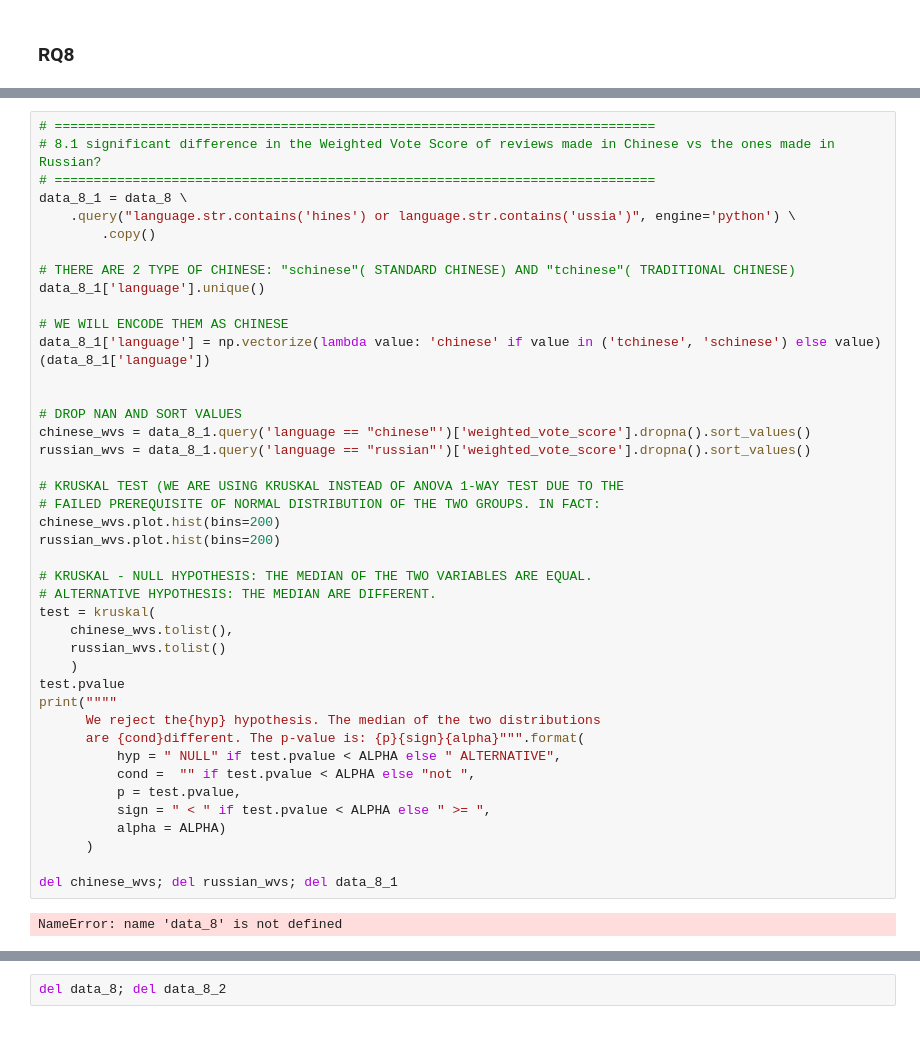
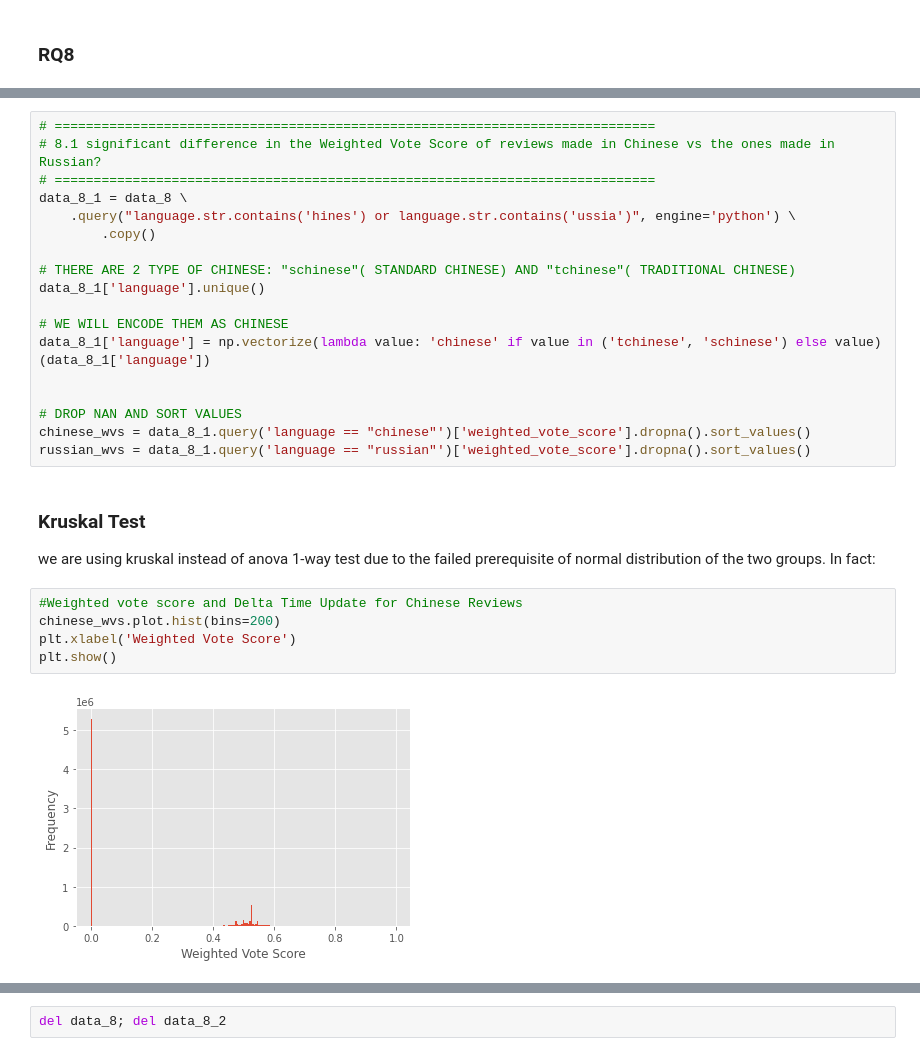
Before and after one commit to alessiobar/ADM_HW2, a Jupyter notebook: main.ipynb, the cells around one changed output, grey strips where cells are left out. Drawn from its saved outputs; the diff is of its cells as text.

```diff
--- a/main.ipynb
+++ b/main.ipynb
@@ -1350,29 +1329,13 @@ data_8_1['language'] = np.vectorize(lambda value: 'chinese' if value in ('tchine
 # DROP NAN AND SORT VALUES
 chinese_wvs = data_8_1.query('language == "chinese"')['weighted_vote_score'].dropna().sort_values()
 russian_wvs = data_8_1.query('language == "russian"')['weighted_vote_score'].dropna().sort_values()
-
-# KRUSKAL TEST (WE ARE USING KRUSKAL INSTEAD OF ANOVA 1-WAY TEST DUE TO THE
-# FAILED PREREQUISITE OF NORMAL DISTRIBUTION OF THE TWO GROUPS. IN FACT:
-chinese_wvs.plot.hist(bins=200)
-russian_wvs.plot.hist(bins=200)
-
-# KRUSKAL - NULL HYPOTHESIS: THE MEDIAN OF THE TWO VARIABLES ARE EQUAL.
-# ALTERNATIVE HYPOTHESIS: THE MEDIAN ARE DIFFERENT.
-test = kruskal(
-    chinese_wvs.tolist(),
-    russian_wvs.tolist()
-    )
-test.pvalue
-print(""""
-      We reject the{hyp} hypothesis. The median of the two distributions
-      are {cond}different. The p-value is: {p}{sign}{alpha}""".format(
-          hyp = " NULL" if test.pvalue < ALPHA else " ALTERNATIVE",
-          cond =  "" if test.pvalue < ALPHA else "not ",
-          p = test.pvalue,
-          sign = " < " if test.pvalue < ALPHA else " >= ",
-          alpha = ALPHA)
-      )
-
-del chinese_wvs; del russian_wvs; del data_8_1
-# %% [output]
-NameError: name 'data_8' is not defined
+# %% [markdown]
+### Kruskal Test
+we are using kruskal instead of anova 1-way test due to the failed prerequisite of normal distribution of the two groups. In fact:
+# %%
+#Weighted vote score and Delta Time Update for Chinese Reviews
+chinese_wvs.plot.hist(bins=200)
+plt.xlabel('Weighted Vote Score')
+plt.show()
+# %% [output]
+[figure, added]
```
Also changed, not shown: parts of 83 cells of this notebook.
